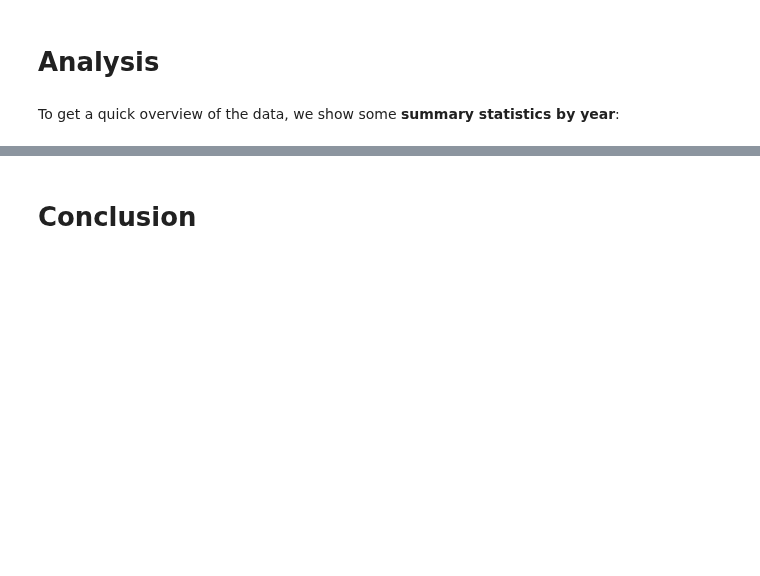
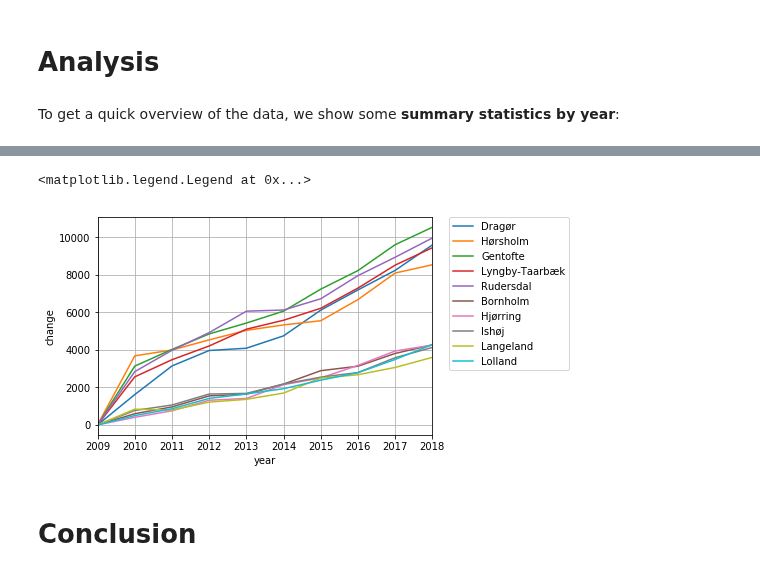
Before and after one commit to NumEconCopenhagen/projects-2020-tobiasharald, a Jupyter notebook: dataproject/dataproject.ipynb, the cells around one changed output, grey strips where cells are left out. Drawn from its saved outputs; the diff is of its cells as text; code cells hidden in the pictures; blank space fills up the shorter version.

```diff
--- a/dataproject/dataproject.ipynb
+++ b/dataproject/dataproject.ipynb
@@ -553,0 +471,7 @@ ADD FURTHER ANALYSIS. EXPLAIN THE CODE BRIEFLY AND SUMMARIZE THE RESULTS.
+# %%
+wage_min = wage_grouped.min()
+wage_min.name = 'wage_min'
+wage_test2 = wage_long.set_index('municipality').join(wage_min, how='left')
+wage_test2['change'] = wage_test2.wage - wage_test2.wage_min
+wage_change = wage_test2.loc[(wage_test2['year'] == 2018), :]
+wage_change.head(10)
@@ -554,3 +513,20 @@ ADD FURTHER ANALYSIS. EXPLAIN THE CODE BRIEFLY AND SUMMARIZE THE RESULTS.
+# %%
+municipalities_2 = ['Dragør','Hørsholm','Gentofte','Lyngby-Taarbæk','Rudersdal', 'Bornholm', 'Hjørring', 'Ishøj', 'Langeland', 'Lolland']
+
+fig = plt.figure()
+ax = fig.add_subplot(1,1,1)
+
+for m in municipalities_2:
+    wage_test2.xs(m).plot(x='year',y='change',ax=ax,label=m)
+
+
+ax.legend(frameon=True)
+ax.set_ylabel('change')
+ax.grid(True)
+plt.legend(bbox_to_anchor=(1.05, 1), loc='upper left', borderaxespad=0.)
+# %% [output]
+<matplotlib.legend.Legend at 0x...>
+[figure, added]
 # %% [markdown]
 # Conclusion
 # %% [markdown]
```
Also changed, not shown: parts of 40 cells of this notebook.
